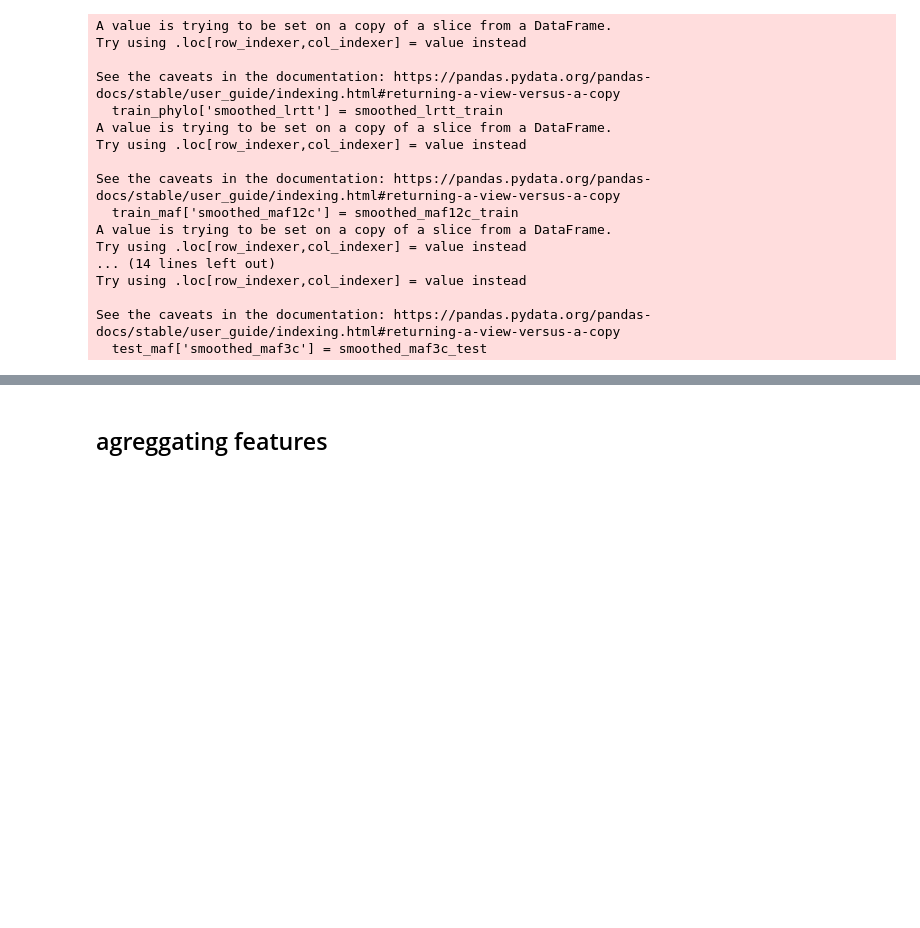
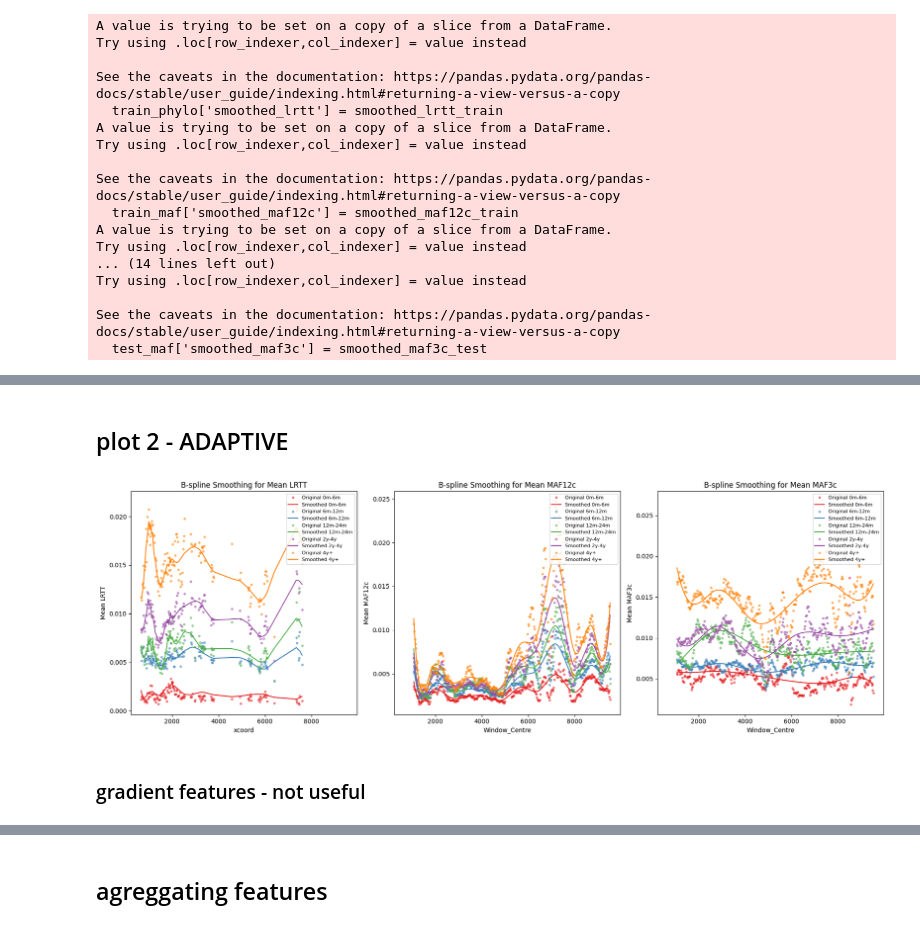
Before and after one commit to andreawickman/ic_research_project, a Jupyter notebook: 4_BSPLINE.ipynb, the cells around one changed output, grey strips where cells are left out. Saved outputs shown, nothing was run; the diff lists cells and outputs as text; code cells hidden in the pictures; blank space fills up the shorter version.

```diff
--- a/4_BSPLINE.ipynb
+++ b/4_BSPLINE.ipynb
@@ -160,0 +264,59 @@ See the caveats in the documentation: https://pandas.pydata.org/pandas-docs/stab
+# %% [markdown]
+## plot 2 - ADAPTIVE
+# %%
+mean_values_phylo = train_phylo.groupby(['TSI_category', 'xcoord']).agg({
+    'normalised.largest.rtt': 'mean',
+    'smoothed_lrtt': 'mean'
+}).reset_index()
+
+# Calculate the mean values for each category and coordinate in train_maf
+mean_values_maf = train_maf.groupby(['TSI_category', 'Window_Centre']).agg({
+    'MAF12c_Mean': 'mean',
+    'smoothed_maf12c': 'mean',
+    'MAF3c_Mean': 'mean',
+    'smoothed_maf3c': 'mean'
+}).reset_index()
+
+# Plotting
+fig, axs = plt.subplots(1, 3, figsize=(18, 6), sharex=True)
+palette = sns.color_palette("Set1", n_colors=5)
+
+# Plot for normalised.largest.rtt
+for i, category in enumerate(mean_values_phylo['TSI_category'].unique()):
+    category_df = mean_values_phylo[mean_values_phylo['TSI_category'] == category]
+    axs[0].plot(category_df['xcoord'], category_df['normalised.largest.rtt'], 'o', markersize=3, label=f'Original {category}', color=palette[i], alpha=0.5)
+    axs[0].plot(category_df['xcoord'], category_df['smoothed_lrtt'], '-', label=f'Smoothed {category}', color=palette[i])
+
+axs[0].set_xlabel('xcoord')
+axs[0].set_ylabel('Mean LRTT')
+axs[0].legend(loc='upper right', fontsize=8)
+axs[0].set_title('B-spline Smoothing for Mean LRTT')
+
+# Plot for MAF12c_Mean
+for i, category in enumerate(mean_values_maf['TSI_category'].unique()):
+    category_df = mean_values_maf[mean_values_maf['TSI_category'] == category]
+    axs[1].plot(category_df['Window_Centre'], category_df['MAF12c_Mean'], 'o', markersize=3, label=f'Original {category}', color=palette[i], alpha=0.5)
+    axs[1].plot(category_df['Window_Centre'], category_df['smoothed_maf12c'], '-', label=f'Smoothed {category}', color=palette[i])
+
+axs[1].set_xlabel('Window_Centre')
+axs[1].set_ylabel('Mean MAF12c')
+axs[1].legend(loc='upper right', fontsize=8)
+axs[1].set_title('B-spline Smoothing for Mean MAF12c')
+
+# Plot for MAF3c_Mean
+for i, category in enumerate(mean_values_maf['TSI_category'].unique()):
+    category_df = mean_values_maf[mean_values_maf['TSI_category'] == category]
+    axs[2].plot(category_df['Window_Centre'], category_df['MAF3c_Mean'], 'o', markersize=3, label=f'Original {category}', color=palette[i], alpha=0.5)
+    axs[2].plot(category_df['Window_Centre'], category_df['smoothed_maf3c'], '-', label=f'Smoothed {category}', color=palette[i])
+
+axs[2].set_xlabel('Window_Centre')
+axs[2].set_ylabel('Mean MAF3c')
+axs[2].legend(loc='upper right', fontsize=8)
+axs[2].set_title('B-spline Smoothing for Mean MAF3c')
+
+plt.tight_layout()
+plt.show()
+# %% [output]
+[figure, added]
+# %% [markdown]
+### gradient features - not useful
```
Also changed, not shown: parts of 11 cells of this notebook, 4 other files.
